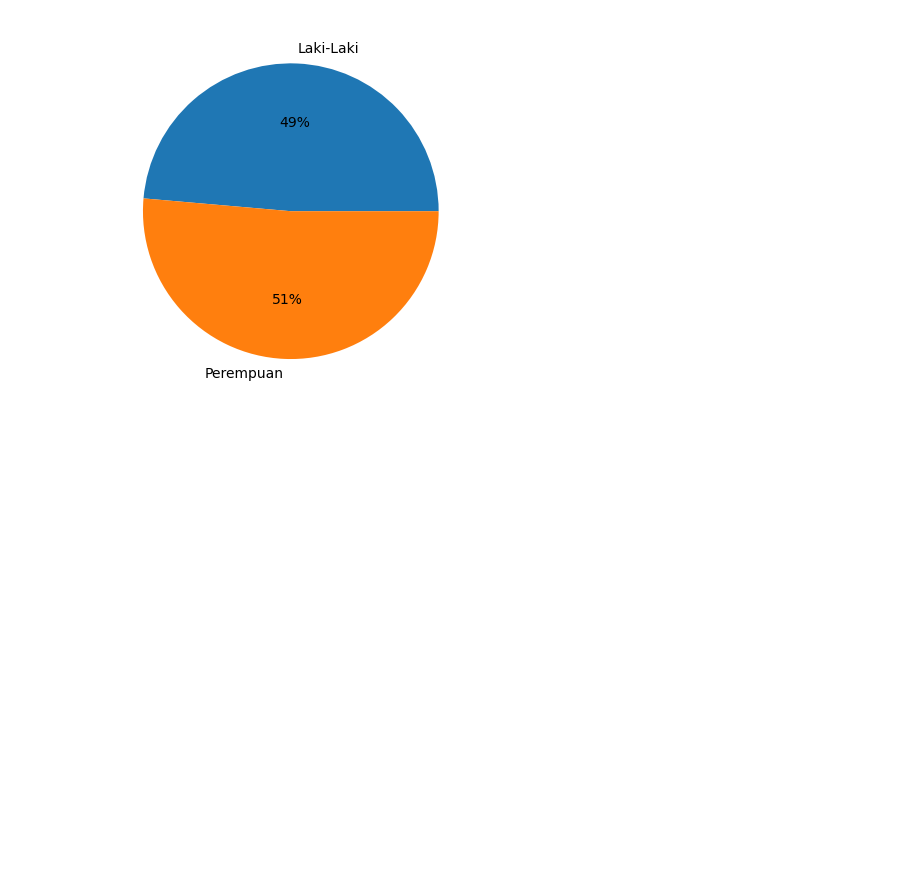
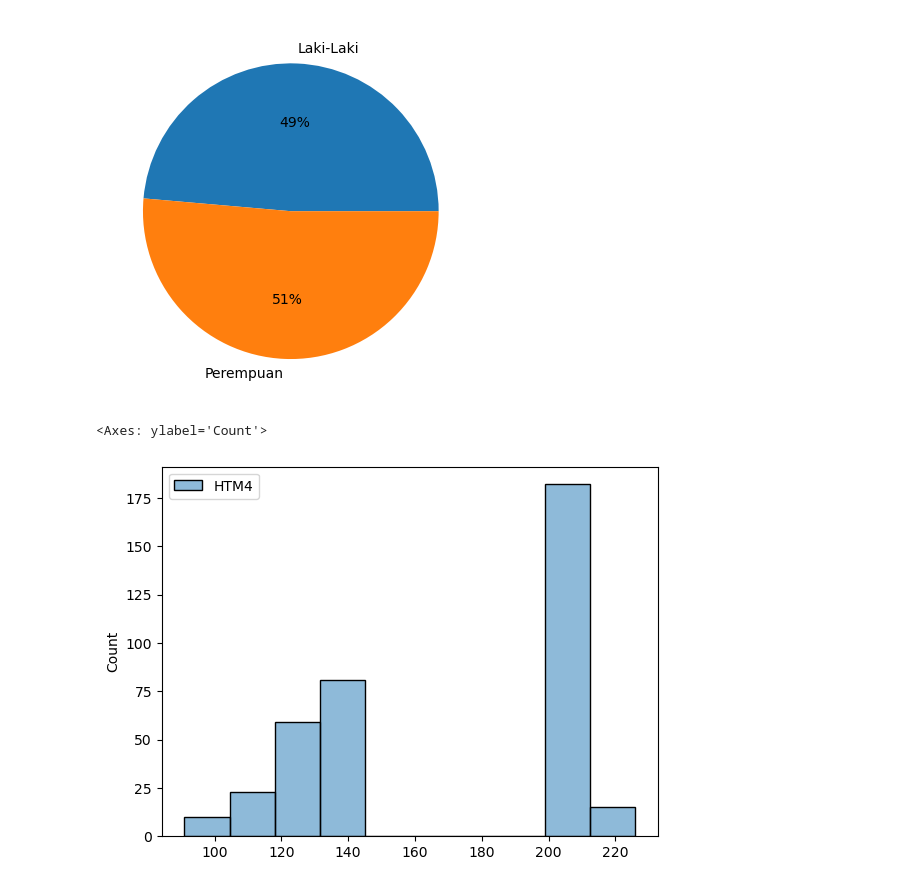
Before and after one commit to HaikalRFadhilahh/brfss-quiz-big-data, a Jupyter notebook: answer.ipynb, the cells around one changed output. Drawn from its saved outputs; the diff is of its cells as text; code cells hidden in the pictures; blank space fills up the shorter version.

Commit message:
Count The outliers

```diff
--- a/answer.ipynb
+++ b/answer.ipynb
@@ -44,9 +44,22 @@ plt.pie(ds['Jumlah'],labels=['Laki-Laki','Perempuan'],autopct='%.0f%%')
 plt.show()
 # %% [output]
 [figure]
+# %%
+def findOutliers(data,Q1,Q3,IQR):
+    arr = []
+
+    for i in data:
+        if ((i < (Q1 - 1.5*IQR)) | (i > (Q3 + 1.5*IQR)) ):
+            arr.append(i)
+    return pd.DataFrame(data=arr,columns=['HTM4'])
 # %%
 #Jawaban 5
-Q1 = df['HTM4'].quantile(0.25)
-Q3 = df['HTM4'].quantile(0.75)
-IQR = Q3 - Q1;
-data = (df['HTM4'] < (Q1 - 1.5*IQR)) | (df['HTM4'] > (Q3 + 1.5*IQR))
+dh = df[['HTM4']].dropna(subset=['HTM4'])
+Q1 = dh['HTM4'].quantile(0.25)
+Q3 = dh['HTM4'].quantile(0.75)
+IQR = Q3 - Q1
+data = findOutliers(dh['HTM4'],Q1,Q3,IQR)
+sns.histplot(data)
+# %% [output]
+<Axes: ylabel='Count'>
+[figure, added]
```
